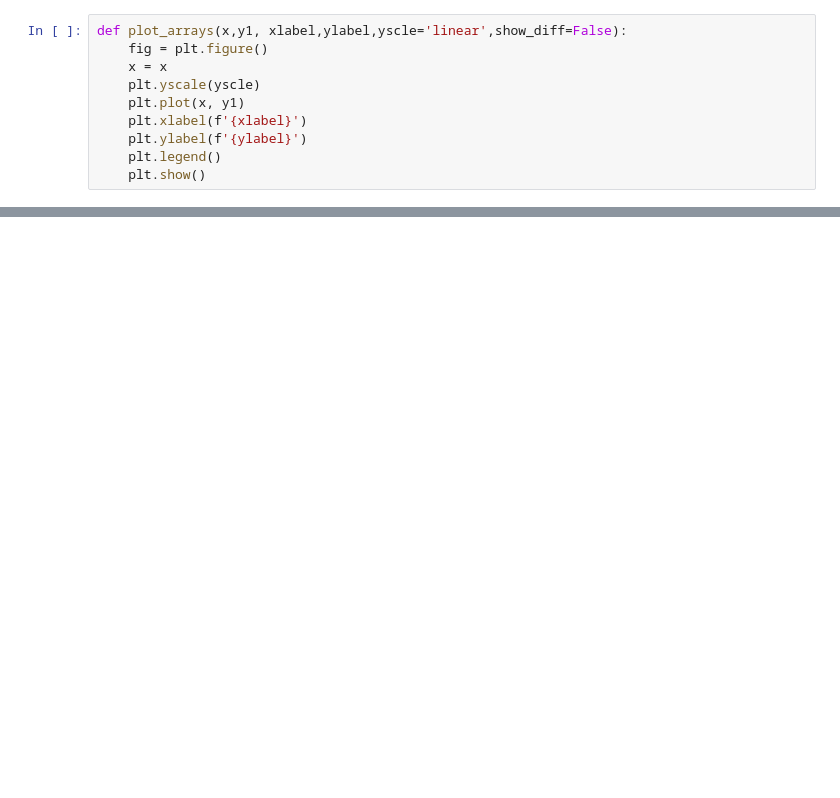
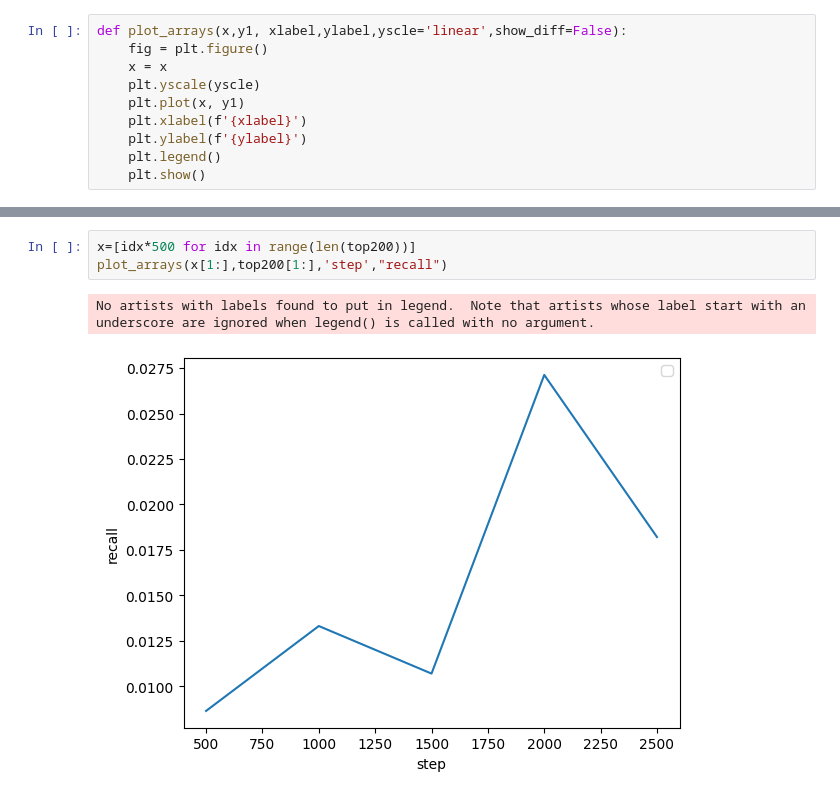
Before and after one commit to JamesKrW/ssref, a Jupyter notebook: run/draw_result.ipynb, the cells around one changed output, grey strips where cells are left out. Saved outputs shown, nothing was run; the diff lists cells and outputs as text; blank space fills up the shorter version.

```diff
--- a/run/draw_result.ipynb
+++ b/run/draw_result.ipynb
@@ -47,0 +59,6 @@ No artists with labels found to put in legend.  Note that artists whose label st
+# %%
+x=[idx*500 for idx in range(len(top200))]
+plot_arrays(x[1:],top200[1:],'step',"recall")
+# %% [output]
+No artists with labels found to put in legend.  Note that artists whose label start with an underscore are ignored when legend() is called with no argument.
+[figure, added]
```
Also changed, not shown: parts of 8 cells of this notebook, 3 other files.
